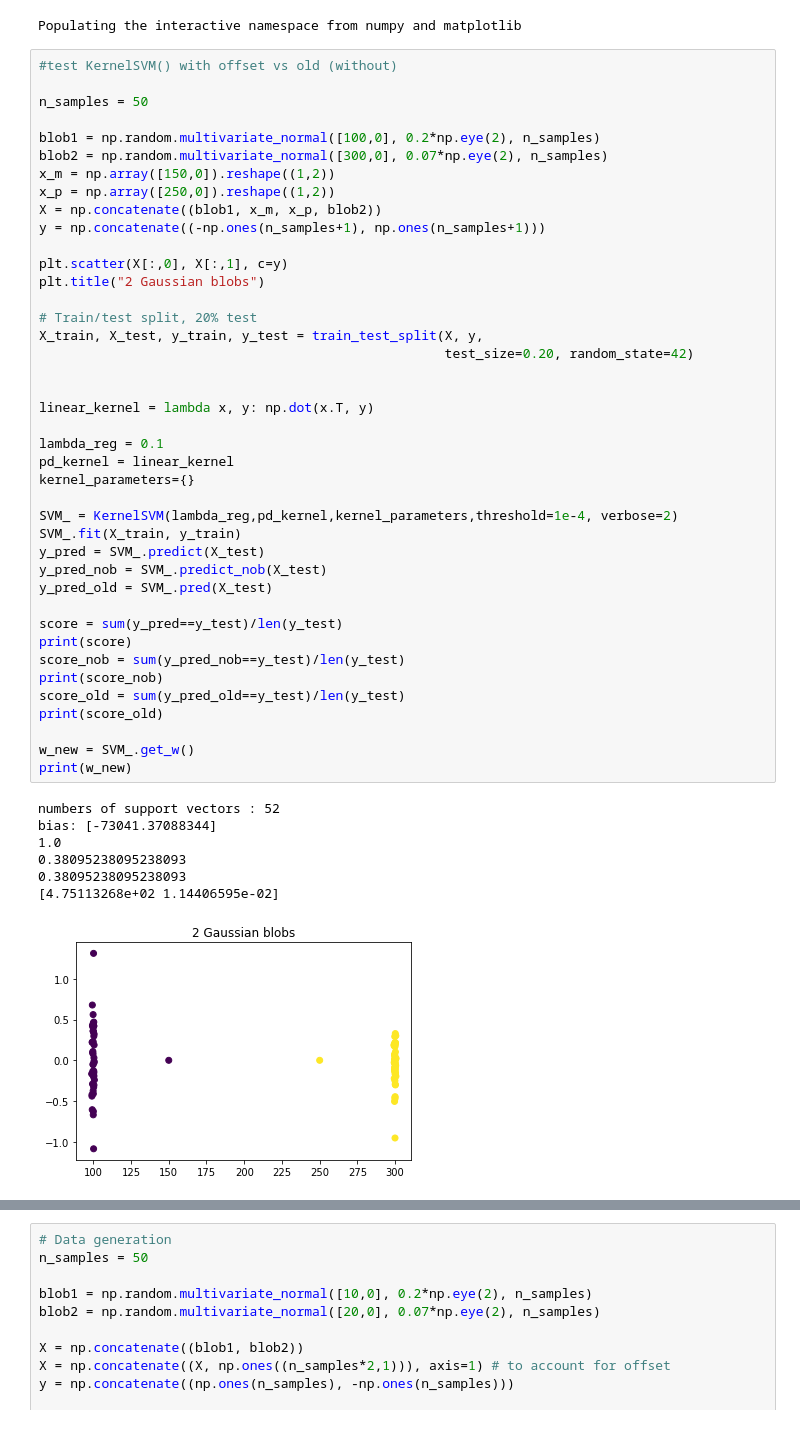
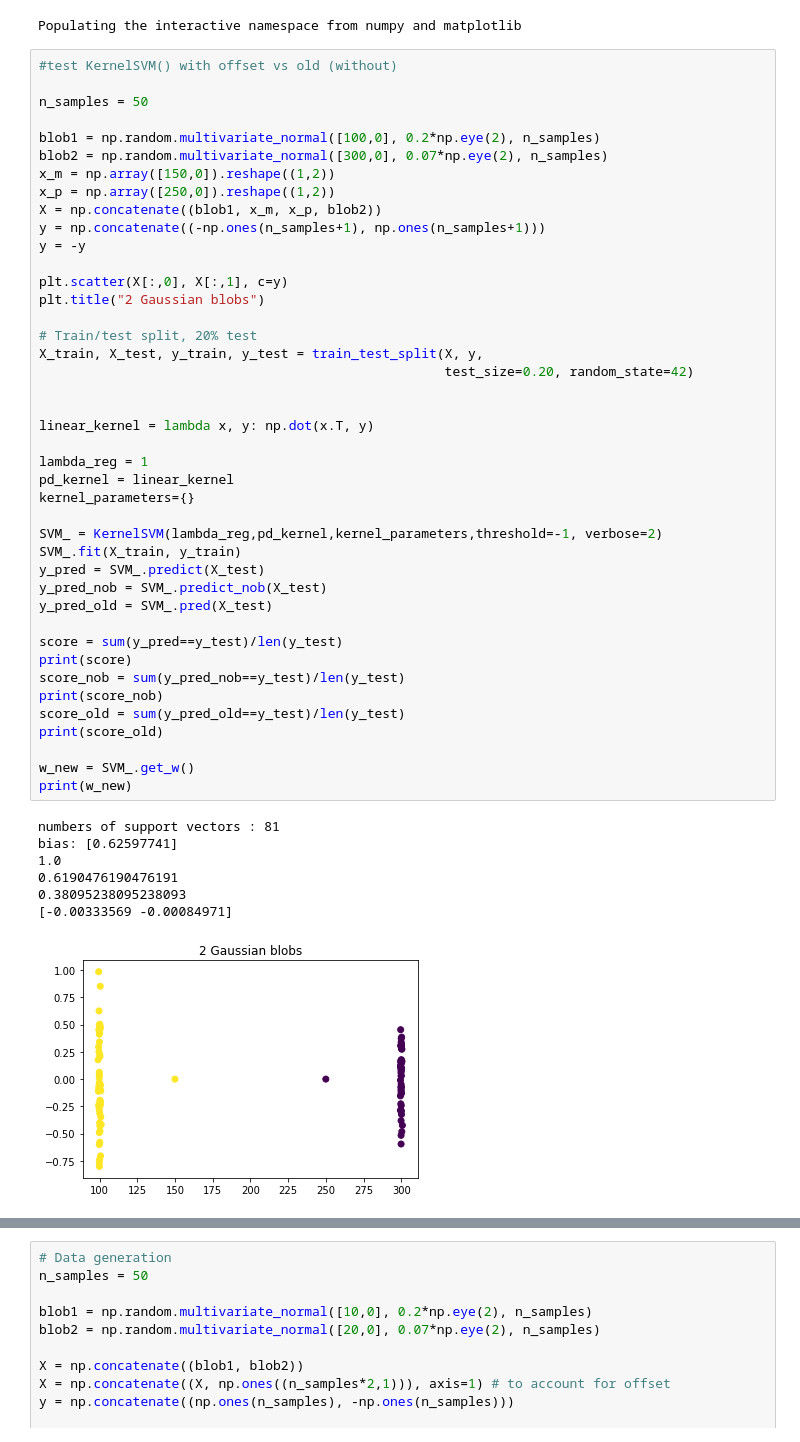
Before and after one commit to NicolasSchreuder/KernelDNA, a Jupyter notebook: SVM_test.ipynb, the cells around one changed output, grey strips where cells are left out. Drawn from its saved outputs; the diff is of its cells as text.

```diff
--- a/SVM_test.ipynb
+++ b/SVM_test.ipynb
@@ -26,41 +26,42 @@ x_m = np.array([150,0]).reshape((1,2))
 x_p = np.array([250,0]).reshape((1,2))
 X = np.concatenate((blob1, x_m, x_p, blob2))
 y = np.concatenate((-np.ones(n_samples+1), np.ones(n_samples+1)))
+y = -y
 
 plt.scatter(X[:,0], X[:,1], c=y)
 plt.title("2 Gaussian blobs")
 
 # Train/test split, 20% test
 X_train, X_test, y_train, y_test = train_test_split(X, y,
                                                     test_size=0.20, random_state=42)
 
 
 linear_kernel = lambda x, y: np.dot(x.T, y)
 
-lambda_reg = 0.1
+lambda_reg = 1
 pd_kernel = linear_kernel
 kernel_parameters={}
 
-SVM_ = KernelSVM(lambda_reg,pd_kernel,kernel_parameters,threshold=1e-4, verbose=2)
+SVM_ = KernelSVM(lambda_reg,pd_kernel,kernel_parameters,threshold=-1, verbose=2)
 SVM_.fit(X_train, y_train)
 y_pred = SVM_.predict(X_test)
 y_pred_nob = SVM_.predict_nob(X_test)
 y_pred_old = SVM_.pred(X_test)
 
 score = sum(y_pred==y_test)/len(y_test)
 print(score)
 score_nob = sum(y_pred_nob==y_test)/len(y_test)
 print(score_nob)
 score_old = sum(y_pred_old==y_test)/len(y_test)
 print(score_old)
 
 w_new = SVM_.get_w()
 print(w_new)
 # %% [output]
-numbers of support vectors : 52
-bias: [-73041.37088344]
+numbers of support vectors : 81
+bias: [0.62597741]
 1.0
+0.6190476190476191
 0.38095238095238093
-0.38095238095238093
-[4.75113268e+02 1.14406595e-02]
+[-0.00333569 -0.00084971]
-[figure, old version]
+[figure, new version]
```
Also changed, not shown: parts of 1 cell of this notebook, 1 other file.
